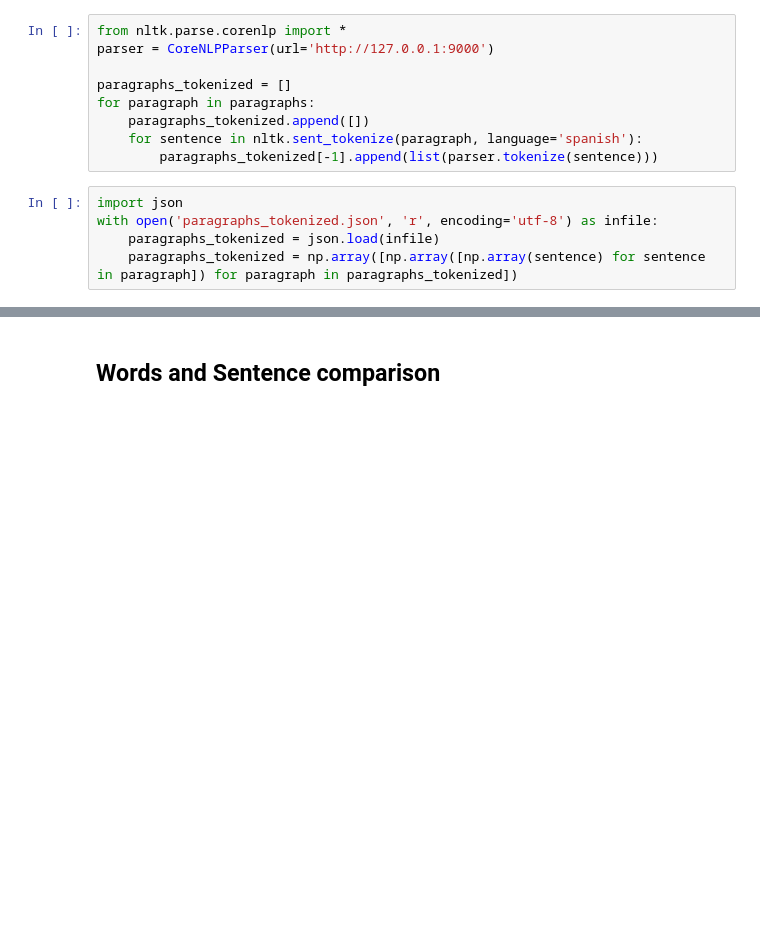
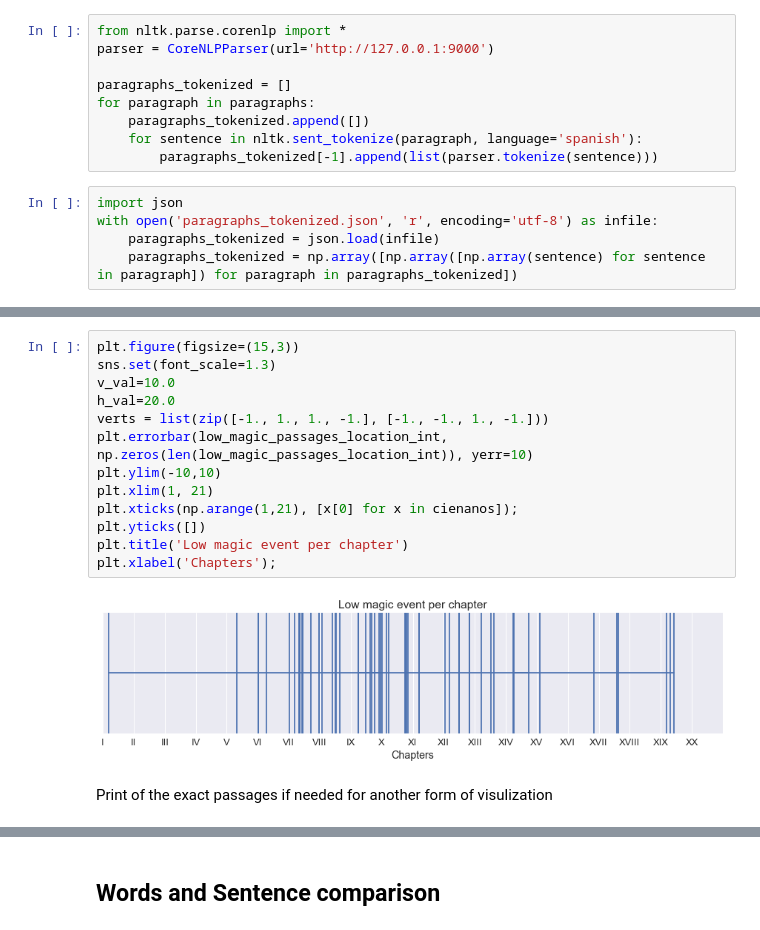
Before and after one commit to raphaelBarman/MagicalRealism, a Jupyter notebook: MagicalRealism.ipynb, the cells around one changed output, grey strips where cells are left out. Drawn from its saved outputs; the diff is of its cells as text; blank space fills up the shorter version.

```diff
--- a/MagicalRealism.ipynb
+++ b/MagicalRealism.ipynb
@@ -128,0 +289,17 @@ with open('paragraphs_tokenized.json', 'r', encoding='utf-8') as infile:
+# %%
+plt.figure(figsize=(15,3))
+sns.set(font_scale=1.3)
+v_val=10.0
+h_val=20.0
+verts = list(zip([-1., 1., 1., -1.], [-1., -1., 1., -1.]))
+plt.errorbar(low_magic_passages_location_int, np.zeros(len(low_magic_passages_location_int)), yerr=10)
+plt.ylim(-10,10)
+plt.xlim(1, 21)
+plt.xticks(np.arange(1,21), [x[0] for x in cienanos]);
+plt.yticks([])
+plt.title('Low magic event per chapter')
+plt.xlabel('Chapters');
+# %% [output]
+[figure, added]
+# %% [markdown]
+Print of the exact passages if needed for another form of visulization
```
Also changed, not shown: parts of 113 cells of this notebook.
